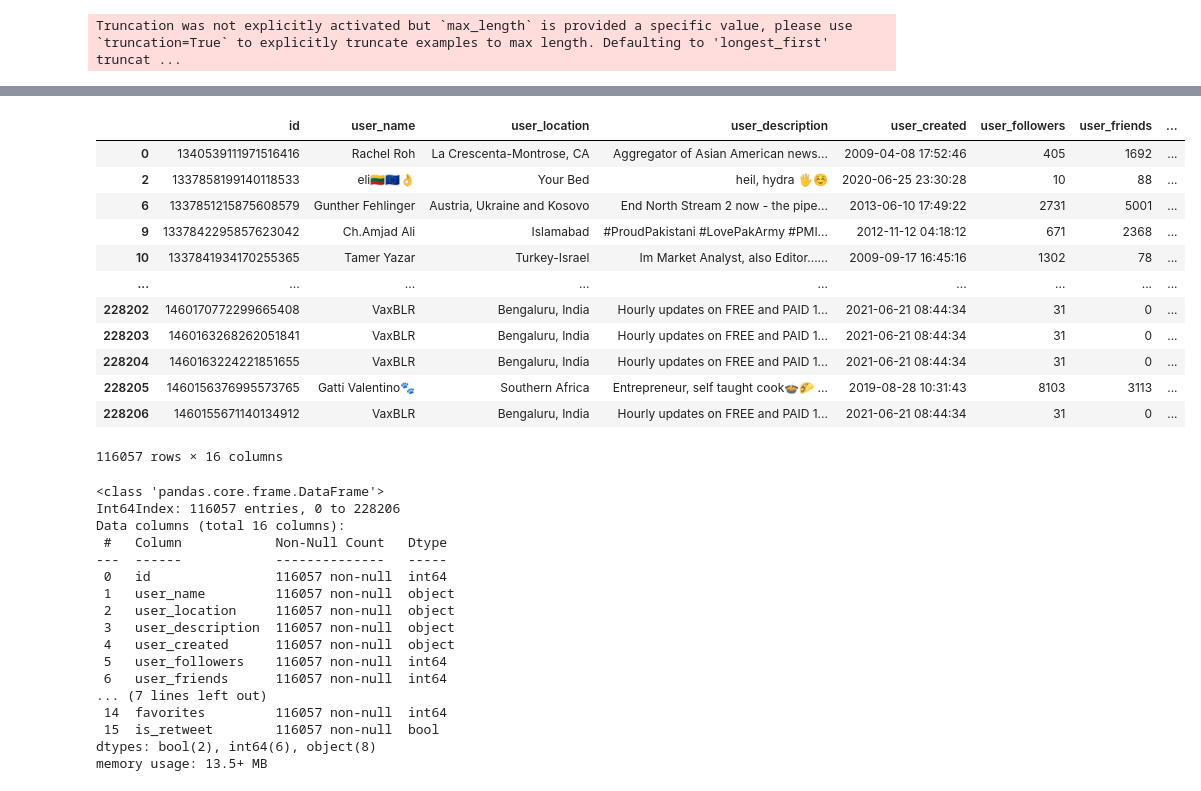
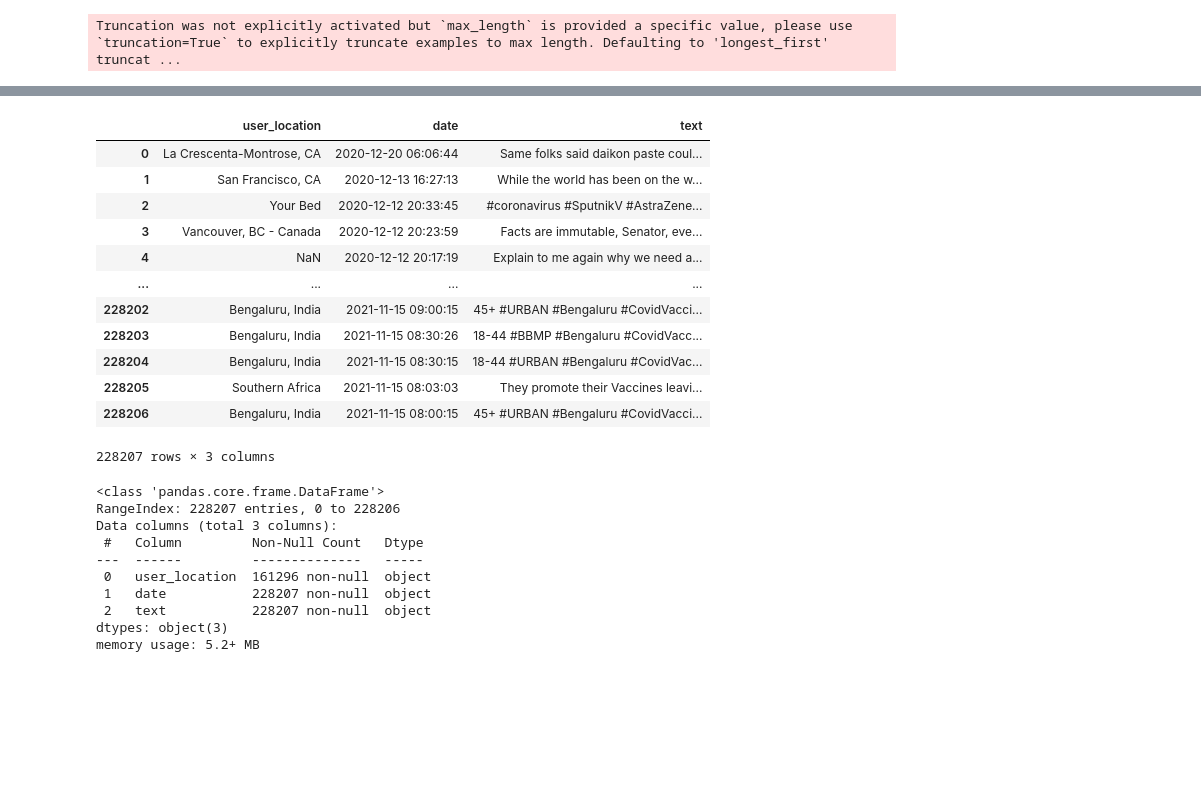
Before and after one commit to JadenWSR/BIS634_FinalProject, a Jupyter notebook: model/BIS634_FP_Model_training.ipynb, the cells around one changed output, grey strips where cells are left out. Drawn from its saved outputs; the diff is of its cells as text; code cells hidden in the pictures; blank space fills up the shorter version.

```diff
--- a/model/BIS634_FP_Model_training.ipynb
+++ b/model/BIS634_FP_Model_training.ipynb
@@ -427,42 +426,35 @@ ax = sns.heatmap(cm, cbar=False, cmap="Blues", annot=True, annot_kws={"size": 16
 torch.save(model.state_dict(), 'checkpoint.pth')
 # %%
 df_vax = pd.read_csv('vaccination_all_tweets.csv')
-df_vax=df_vax.dropna()
+df_vax=df_vax[['user_location', 'date', 'text']]
 df_vax
 # %% [output]
-|  | id | user_name | user_location | user_description | user_created | user_followers | user_friends | ... |
-| 0 | 1340539111971516416 | Rachel Roh | La Crescenta-Montrose, CA | Aggregator of Asian American news... | 2009-04-08 17:52:46 | 405 | 1692 | ... |
-| 2 | 1337858199140118533 | eli🇱🇹🇪🇺👌 | Your Bed | heil, hydra 🖐☺ | 2020-06-25 23:30:28 | 10 | 88 | ... |
-| 6 | 1337851215875608579 | Gunther Fehlinger | Austria, Ukraine and Kosovo | End North Stream 2 now - the pipe... | 2013-06-10 17:49:22 | 2731 | 5001 | ... |
-| 9 | 1337842295857623042 | Ch.Amjad Ali | Islamabad | #ProudPakistani #LovePakArmy #PMI... | 2012-11-12 04:18:12 | 671 | 2368 | ... |
-| 10 | 1337841934170255365 | Tamer Yazar | Turkey-Israel | Im Market Analyst, also Editor...... | 2009-09-17 16:45:16 | 1302 | 78 | ... |
-| ... | ... | ... | ... | ... | ... | ... | ... | ... |
-| 228202 | 1460170772299665408 | VaxBLR | Bengaluru, India | Hourly updates on FREE and PAID 1... | 2021-06-21 08:44:34 | 31 | 0 | ... |
-| 228203 | 1460163268262051841 | VaxBLR | Bengaluru, India | Hourly updates on FREE and PAID 1... | 2021-06-21 08:44:34 | 31 | 0 | ... |
-| 228204 | 1460163224221851655 | VaxBLR | Bengaluru, India | Hourly updates on FREE and PAID 1... | 2021-06-21 08:44:34 | 31 | 0 | ... |
-| 228205 | 1460156376995573765 | Gatti Valentino🐾 | Southern Africa | Entrepreneur, self taught cook🍲🌮 ... | 2019-08-28 10:31:43 | 8103 | 3113 | ... |
-| 228206 | 1460155671140134912 | VaxBLR | Bengaluru, India | Hourly updates on FREE and PAID 1... | 2021-06-21 08:44:34 | 31 | 0 | ... |
+|  | user_location | date | text |
+| 0 | La Crescenta-Montrose, CA | 2020-12-20 06:06:44 | Same folks said daikon paste coul... |
+| 1 | San Francisco, CA | 2020-12-13 16:27:13 | While the world has been on the w... |
+| 2 | Your Bed | 2020-12-12 20:33:45 | #coronavirus #SputnikV #AstraZene... |
+| 3 | Vancouver, BC - Canada | 2020-12-12 20:23:59 | Facts are immutable, Senator, eve... |
+| 4 | NaN | 2020-12-12 20:17:19 | Explain to me again why we need a... |
+| ... | ... | ... | ... |
+| 228202 | Bengaluru, India | 2021-11-15 09:00:15 | 45+ #URBAN #Bengaluru #CovidVacci... |
+| 228203 | Bengaluru, India | 2021-11-15 08:30:26 | 18-44 #BBMP #Bengaluru #CovidVacc... |
+| 228204 | Bengaluru, India | 2021-11-15 08:30:15 | 18-44 #URBAN #Bengaluru #CovidVac... |
+| 228205 | Southern Africa | 2021-11-15 08:03:03 | They promote their Vaccines leavi... |
+| 228206 | Bengaluru, India | 2021-11-15 08:00:15 | 45+ #URBAN #Bengaluru #CovidVacci... |
-116057 rows × 16 columns
+228207 rows × 3 columns
 # %%
 df_vax.info()
 # %% [output]
 <class 'pandas.core.frame.DataFrame'>
-Int64Index: 116057 entries, 0 to 228206
-Data columns (total 16 columns):
- #   Column            Non-Null Count   Dtype
----  ------            --------------   -----
- 0   id                116057 non-null  int64
- 1   user_name         116057 non-null  object
- 2   user_location     116057 non-null  object
- 3   user_description  116057 non-null  object
- 4   user_created      116057 non-null  object
- 5   user_followers    116057 non-null  int64
- 6   user_friends      116057 non-null  int64
-... (7 lines left out)
- 14  favorites         116057 non-null  int64
- 15  is_retweet        116057 non-null  bool
-dtypes: bool(2), int64(6), object(8)
-memory usage: 13.5+ MB
+RangeIndex: 228207 entries, 0 to 228206
+Data columns (total 3 columns):
+ #   Column         Non-Null Count   Dtype
+---  ------         --------------   -----
+ 0   user_location  161296 non-null  object
+ 1   date           228207 non-null  object
+ 2   text           228207 non-null  object
+dtypes: object(3)
+memory usage: 5.2+ MB
 # %%
 vax_tweets= df_vax['text']
 # %%
```
Also changed, not shown: parts of 12 cells of this notebook, 26 other files.
